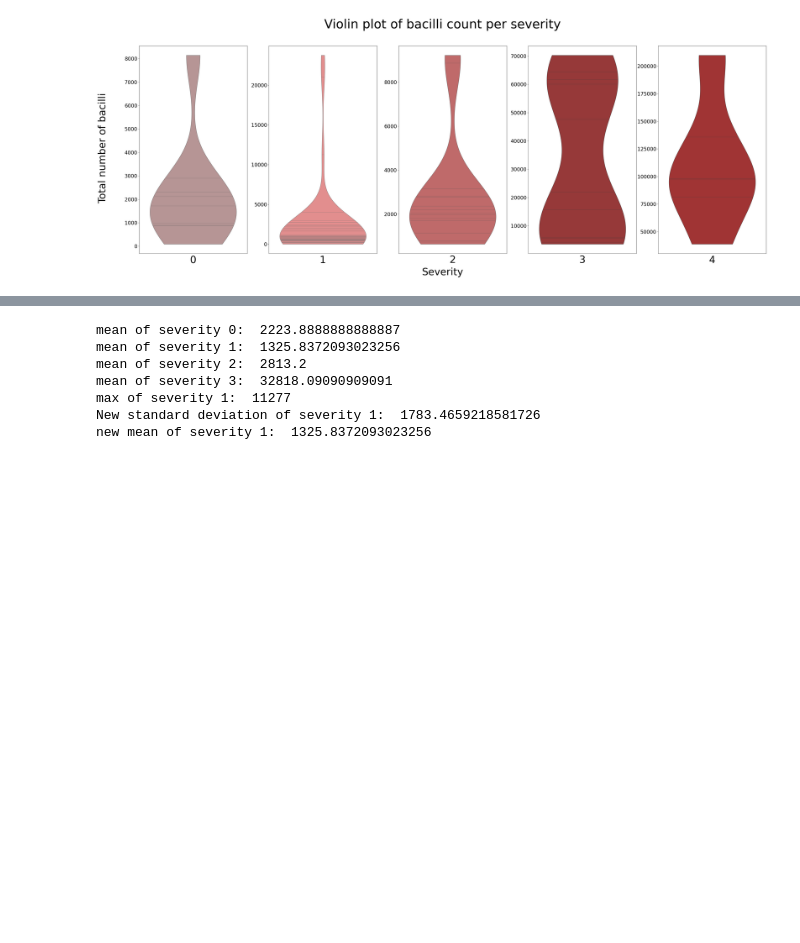
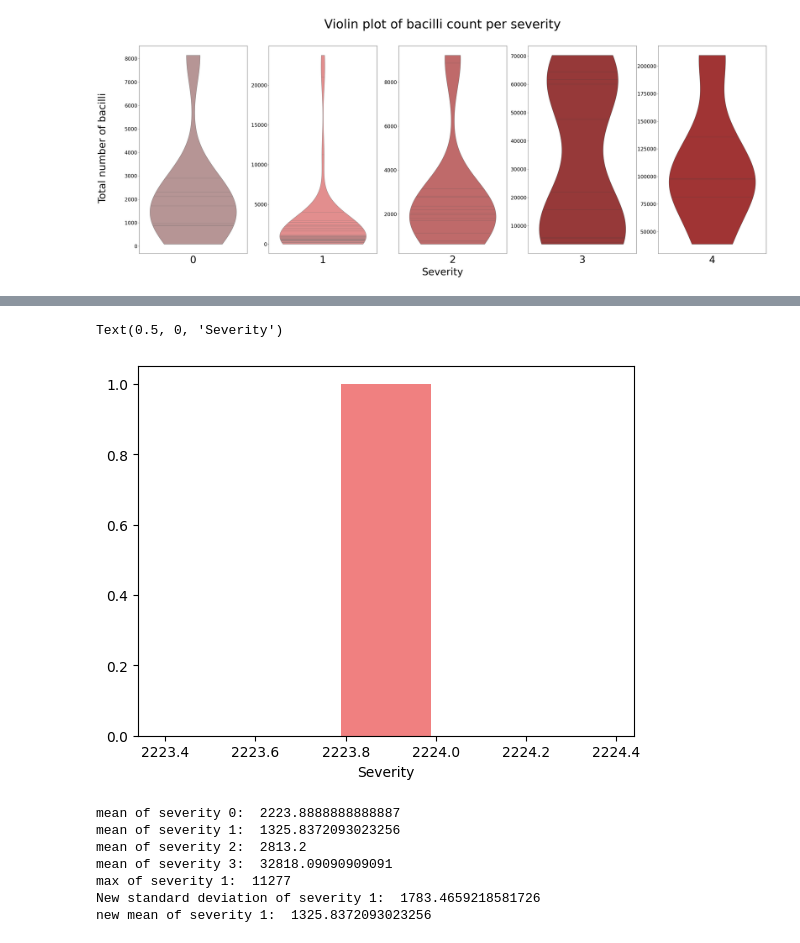
Before and after one commit to matteo-cadoni/TBProject, a Jupyter notebook: visualization&bacillicount.ipynb, the cells around one changed output, grey strips where cells are left out. Cells and saved outputs as stored; diff of their text form; code cells hidden in the pictures; blank space fills up the shorter version.

```diff
--- a/visualization&bacillicount.ipynb
+++ b/visualization&bacillicount.ipynb
@@ -246,3 +259,10 @@ plt.savefig("violin_plots_smaller.png")
+# %%
+# histogram with averages of all severity
+plt.hist(bacilli_count["average_0"], bins=5, color="lightcoral")
+plt.xlabel("Severity")
+# %% [output]
+Text(0.5, 0, 'Severity')
+[figure, added]
 # %%
 import numpy as np
 mean_0 = np.mean(severity_0)
```
Also changed, not shown: parts of 1 cell of this notebook, 1 other file.
